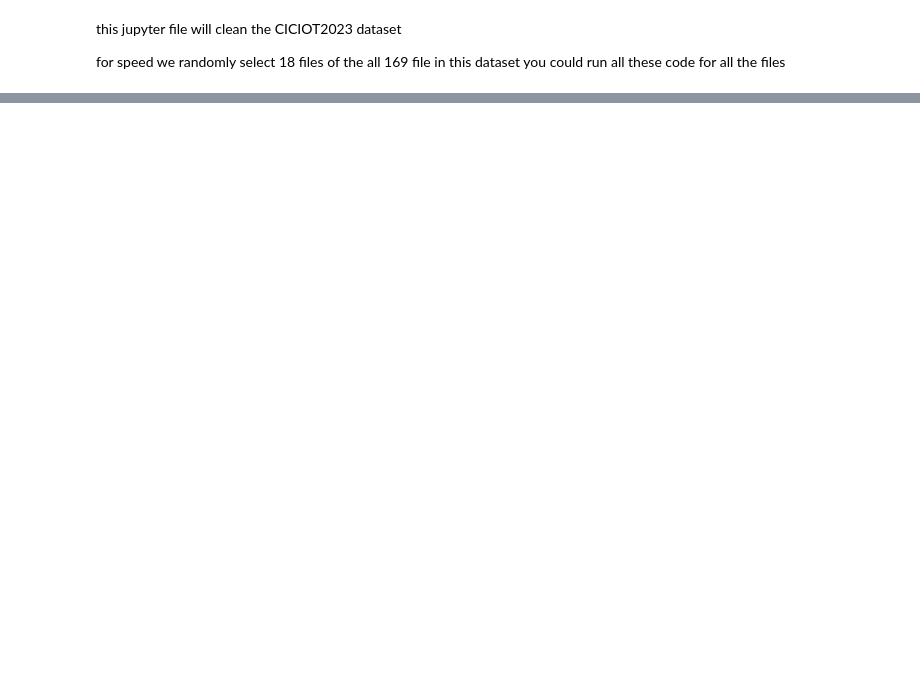
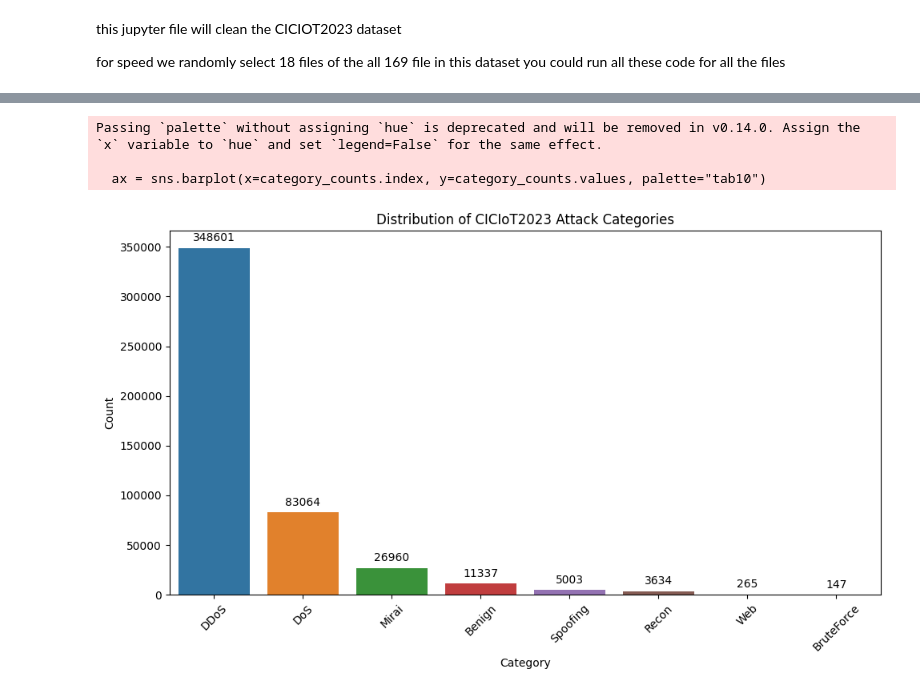
Before and after one commit to ArmitaKia/xai-xgboost-project, a Jupyter notebook: cleaning-data.ipynb, the cells around one changed output, grey strips where cells are left out. Saved outputs shown, nothing was run; the diff lists cells and outputs as text; code cells hidden in the pictures; blank space fills up the shorter version.

```diff
--- a/cleaning-data.ipynb
+++ b/cleaning-data.ipynb
@@ -121,0 +178,66 @@ print(f"Cleaned dataset successfully saved to: {output_path}")
+# %%
+import matplotlib.pyplot as plt
+import seaborn as sns
+import pandas as pd
+
+# 1. Define the dictionary to map the 34 sub-classes to the 8 main categories
+attack_mapping = {
+    'BenignTraffic': 'Benign',
+
+    'DDoS-ICMP_Flood': 'DDoS', 'DDoS-UDP_Flood': 'DDoS', 'DDoS-TCP_Flood': 'DDoS',
+    'DDoS-PSHACK_Flood': 'DDoS', 'DDoS-SYN_Flood': 'DDoS', 'DDoS-RSTFINFlood': 'DDoS',
+    'DDoS-SynonymousIP_Flood': 'DDoS', 'DDoS-ICMP_Fragmentation': 'DDoS',
+    'DDoS-UDP_Fragmentation': 'DDoS', 'DDoS-ACK_Fragmentation': 'DDoS',
+    'DDoS-HTTP_Flood': 'DDoS', 'DDoS-SlowLoris': 'DDoS',
+
+    'DoS-UDP_Flood': 'DoS', 'DoS-TCP_Flood': 'DoS', 'DoS-SYN_Flood': 'DoS', 'DoS-HTTP_Flood': 'DoS',
+
+    'Recon-HostDiscovery': 'Recon', 'Recon-OSScan': 'Recon', 'Recon-PortScan': 'Recon',
+    'Recon-PingSweep': 'Recon', 'VulnerabilityScan': 'Recon',
+
+    'Mirai-greeth_flood': 'Mirai', 'Mirai-greip_flood': 'Mirai', 'Mirai-udpplain': 'Mirai',
+
+    'MITM-ArpSpoofing': 'Spoofing', 'DNS_Spoofing': 'Spoofing',
+
+    'DictionaryBruteForce': 'BruteForce',
+
+    'BrowserHijacking': 'Web', 'SqlInjection': 'Web', 'CommandInjection': 'Web',
+    'Backdoor_Malware': 'Web', 'XSS': 'Web'
+}
+
+# 2. Reverse the LabelEncoder to get original string names (if your labels are currently numbers)
+# Note: Ensure 'encoder' is the LabelEncoder object you fitted earlier
+if pd.api.types.is_numeric_dtype(df_scaled['label']):
+    df_scaled['label_string'] = encoder.inverse_transform(df_scaled['label'].astype(int))
+else:
+    df_scaled['label_string'] = df_scaled['label']
+
+# 3. Map the string labels to the 8 parent categories
+df_scaled['category'] = df_scaled['label_string'].map(attack_mapping)
+
+# 4. Count the occurrences of each category
+category_counts = df_scaled['category'].value_counts()
+
+# 5. Plot the graph
+plt.figure(figsize=(10, 6))
+ax = sns.barplot(x=category_counts.index, y=category_counts.values, palette="tab10")
+
+# Add numbers on top of each bar
+for p in ax.patches:
+    ax.annotate(format(p.get_height(), '.0f'),
+                (p.get_x() + p.get_width() / 2., p.get_height()),
+                ha = 'center', va = 'center',
+                xytext = (0, 9),
+                textcoords = 'offset points')
+
+plt.title('Distribution of CICIoT2023 Attack Categories')
+plt.xlabel('Category')
+plt.ylabel('Count')
+plt.xticks(rotation=45)
+plt.tight_layout()
+plt.show()
+# %% [output]
+Passing `palette` without assigning `hue` is deprecated and will be removed in v0.14.0. Assign the `x` variable to `hue` and set `legend=False` for the same effect.
+
+  ax = sns.barplot(x=category_counts.index, y=category_counts.values, palette="tab10")
+[figure, added]
```
Also changed, not shown: parts of 11 cells of this notebook.
